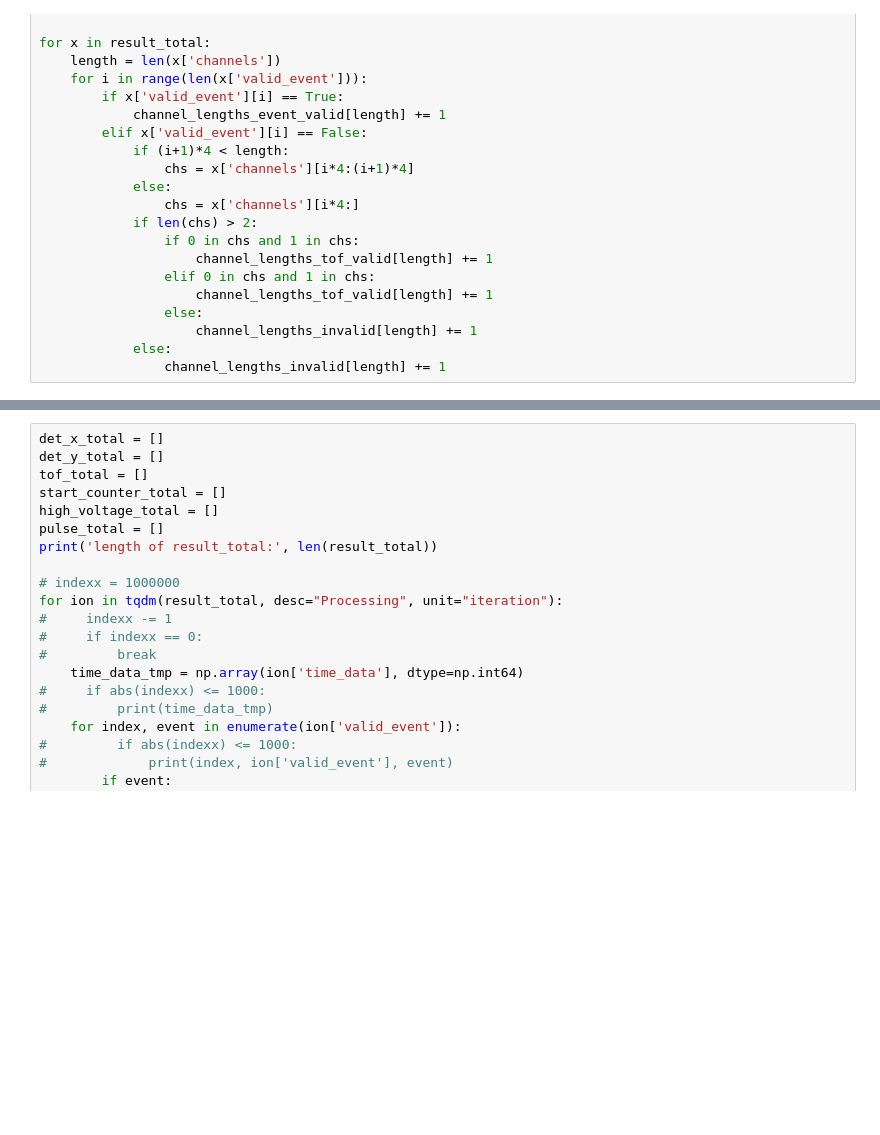
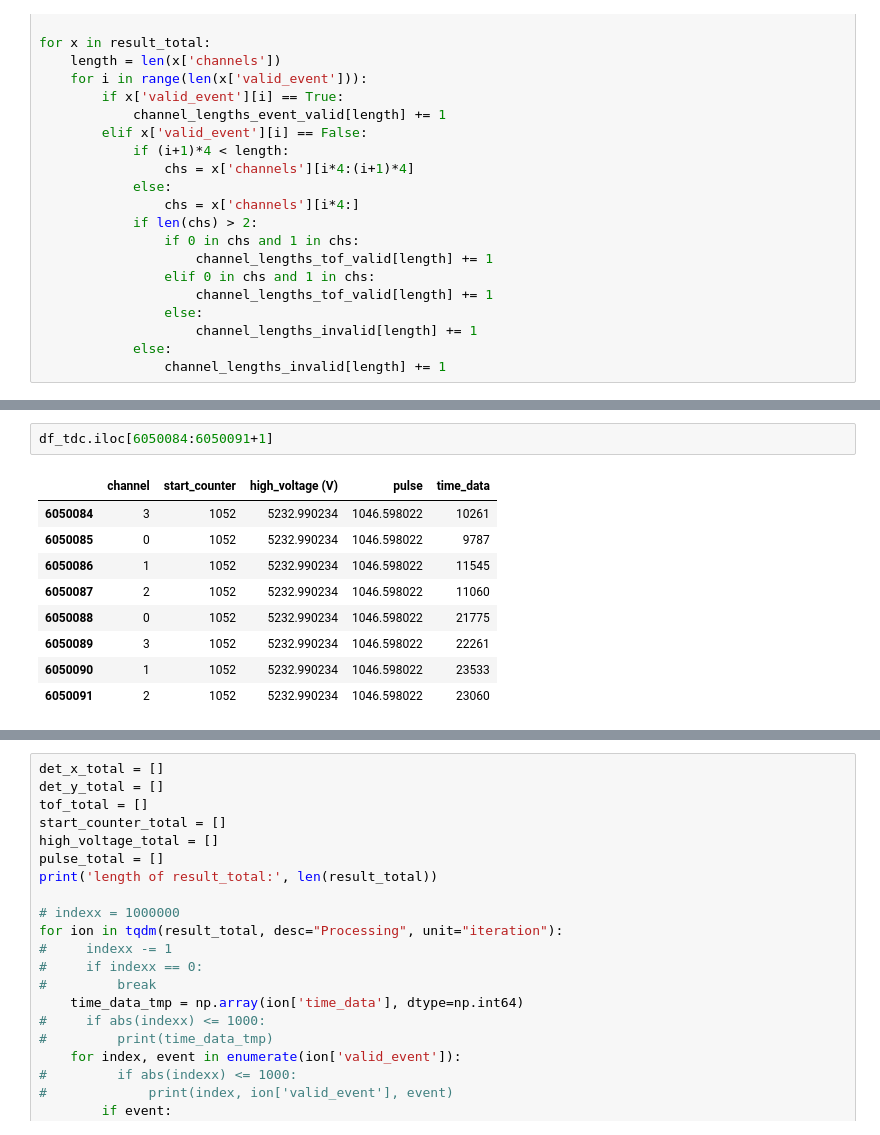
Before and after one commit to mmonajem/pyoxcart, a Jupyter notebook: pyccapt/calibration/tutorials/jupyter_files/raw_data_analysis.ipynb, the cells around one changed output, grey strips where cells are left out. Drawn from its saved outputs; the diff is of its cells as text; blank space fills up the shorter version.

```diff
--- a/pyccapt/calibration/tutorials/jupyter_files/raw_data_analysis.ipynb
+++ b/pyccapt/calibration/tutorials/jupyter_files/raw_data_analysis.ipynb
@@ -532,0 +592,12 @@ print(count)
+# %%
+df_tdc.iloc[6050084:6050091+1]
+# %% [output]
+|  | channel | start_counter | high_voltage (V) | pulse | time_data |
+| 6050084 | 3 | 1052 | 5232.990234 | 1046.598022 | 10261 |
+| 6050085 | 0 | 1052 | 5232.990234 | 1046.598022 | 9787 |
+| 6050086 | 1 | 1052 | 5232.990234 | 1046.598022 | 11545 |
+| 6050087 | 2 | 1052 | 5232.990234 | 1046.598022 | 11060 |
+| 6050088 | 0 | 1052 | 5232.990234 | 1046.598022 | 21775 |
+| 6050089 | 3 | 1052 | 5232.990234 | 1046.598022 | 22261 |
+| 6050090 | 1 | 1052 | 5232.990234 | 1046.598022 | 23533 |
+| 6050091 | 2 | 1052 | 5232.990234 | 1046.598022 | 23060 |
```
Also changed, not shown: parts of 8 cells of this notebook, 1 other file.
